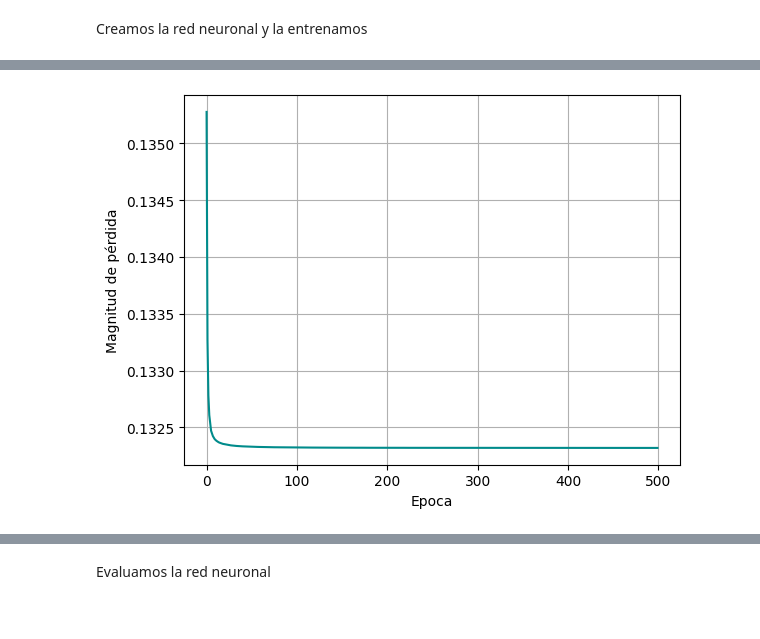
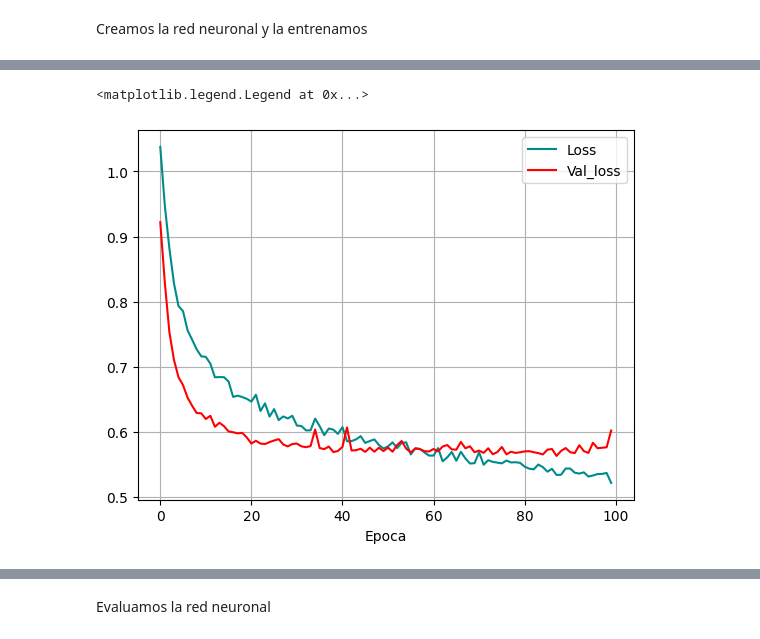
Before and after one commit to Knitrot/Sue-o, a Jupyter notebook: sueño.ipynb, the cells around one changed output, grey strips where cells are left out. Saved outputs shown, nothing was run; the diff lists cells and outputs as text; code cells hidden in the pictures.

```diff
--- a/sueño.ipynb
+++ b/sueño.ipynb
@@ -648,12 +663,12 @@ df['Target'] = df['Target'].replace(target_mapping)
 Normalizamos los datos
 # %%
 from sklearn.preprocessing import StandardScaler
-columnas=df.columns
+df1=df.drop(columns=['Target'])
+columnas=df1.columns
 
 from sklearn.preprocessing import MinMaxScaler
 scaler = MinMaxScaler()
 df[columnas]=scaler.fit_transform(df[columnas])
-
 df
 # %% [output]
 |  | Marital status | Application mode | Application order | Course | Daytime/evening attendance\t | ... |
@@ -689,11 +709,14 @@ from tensorflow.keras import layers
+# %%
+from tensorflow.keras.utils import to_categorical
+
+Y_train_one_hot = to_categorical(Y_train, num_classes=3)
 # %%
 model = keras.Sequential([
     layers.Dense(64, activation='relu', input_shape=(X_train.shape[1],)),
+    layers.Dropout(0.5),
     layers.Dense(32, activation='relu'),
-    layers.Dense(3, activation='softmax')  # Usar softmax para clasificación multiclase
+    layers.Dropout(0.5),
+    layers.Dense(3, activation='softmax')
 ])
-model.compile(optimizer='adam', loss='mean_squared_error', metrics=['mae'])
 
-historial=model.fit(X_train, Y_train, epochs=500, batch_size=32, validation_split=0.2)
-
-loss, mae = model.evaluate(X_test, Y_test)
+model.compile(optimizer='adam', loss='categorical_crossentropy', metrics=['accuracy'])
@@ -717,0 +723,2 @@ Epoch 500/500
+# %%
+historial = model.fit(X_train,Y_train_one_hot, epochs=100, batch_size=32, validation_split=0.2)
@@ -718,8 +743,10 @@ Epoch 500/500
 # %%
 plt.figure(1)
 plt.xlabel('Epoca')
-plt.ylabel('Magnitud de pérdida')
-plt.plot(historial.history['loss'],'darkcyan')
+plt.plot(historial.history['loss'],'darkcyan',label='Loss')
+plt.plot(historial.history['val_loss'],'r',label='Val_loss')
 plt.grid()
+plt.legend()
 # %% [output]
+<matplotlib.legend.Legend at 0x...>
-[figure, old version]
+[figure, new version]
```
Also changed, not shown: parts of 11 cells of this notebook.
